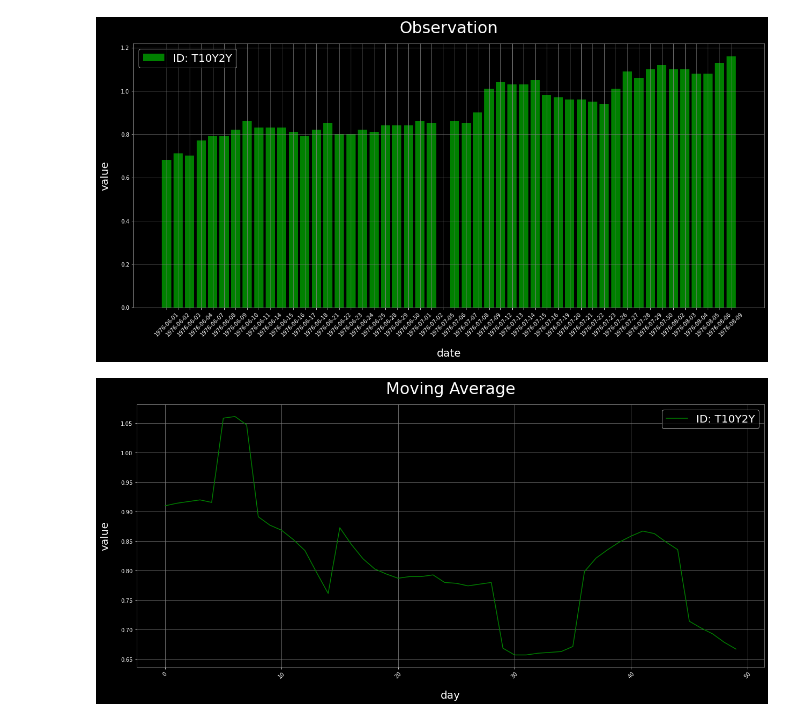
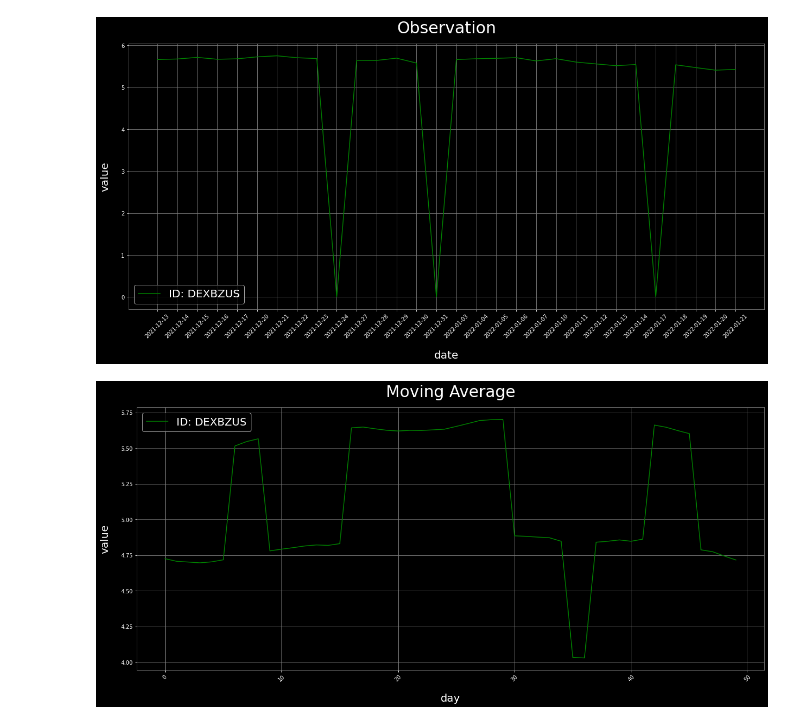
Before and after one commit to matt-merman/CPS, a Jupyter notebook: code/main.ipynb, the cells around one changed output. Saved outputs shown, nothing was run; the diff lists cells and outputs as text; code cells hidden in the pictures.

Commit message:
case study chart started + fixed query

```diff
--- a/code/main.ipynb
+++ b/code/main.ipynb
@@ -4,15 +4,15 @@ import json
 import sqlite3
 import pandas as pd
 from matplotlib import pyplot as plt
+import time
 
 KEY = "518e72a11de080028921e78aba2a102c"
 URL_KEY = "&api_key=" + KEY + "&file_type=json"
 URL_BASE = "https://api.stlouisfed.org/fred/"
 
-ID_OBSERVATION = "T10Y2Y"
+ID_CATEGORY = 125
+ID_OBSERVATION = "DEXBZUS"
 DB = "./database.db"
-
-t = 'https://uoftcoders.github.io/studyGroup/lessons/python/packages/lesson/'
 # %%
 #Scaricare tutte le categorie a partire da una categoria data
 #(la struttura è ad albero e la categoria root ha id=0)
@@ -294,7 +373,7 @@ def display_observation(id):
 
         plt.figure(figsize=(21,9))
 
-        plt.bar(x[:50], y[:50], color=plot_color, label="ID: " + id)
+        plt.plot(x[-30:], y[-30:], color=plot_color, label="ID: " + id)
 
         plt.title("Observation", color=label_color, pad=text_pad, fontsize=title_fontsize)
         plt.grid(color=grid_color)
@@ -310,51 +389,53 @@ def display_observation(id):
 
         plt.show()
 
+    return plt
+
 #Graficare la media mobile (se possibile) di una osservabile a 𝑛 giorni (𝑛 parametro)
 def moving_average(input_array, day):
 
-    vett = convert_string_float(input_array)
+    list = convert_string_float(input_array)
 
     ret = []
-    finestra = 0
+    window = 0
 
     for i in range(day):
-        finestra += vett[i]
+        window += list[i]
 
-    for i in range(day, len(vett)):
-        ret.append(finestra / day)
-        finestra = finestra + vett[i] - vett[i-day]
+    for i in range(day, len(list)):
+        ret.append(window / day)
+        window = window + list[i] - list[i-day]
 
     return ret
 
 def display_moving_average(id, day):
 
     pd = get_db(DB, "observations", id)
     x = pd['value'].tolist()
     ma = moving_average(x, day)
 
     with plt.rc_context(context):
 
         plt.figure(figsize=(21,9))
 
         plt.plot(ma[-50:], color=plot_color, label="ID: " + id)
 
         plt.title("Moving Average", color=label_color, pad=text_pad, fontsize=title_fontsize)
         plt.grid(color=grid_color)
 
         plt.ylabel("value", color=label_color, fontsize=axes_fontsize, labelpad=text_pad)
         plt.xlabel("day", color=label_color, fontsize=axes_fontsize, labelpad=text_pad)
         plt.xticks(rotation=45)
 
         #mp.savefig('chart_moving_average.png')
 
         legend = plt.legend(fontsize=text_pad)
         plt.setp(legend.get_texts(), color=label_color)
 
         plt.show()
 
 display_observation(ID_OBSERVATION)
 display_moving_average(ID_OBSERVATION, 7)
 # %% [output]
-[figure, old version]
+[figure, new version]
-[figure, old version]
+[figure, new version]
```
Also changed, not shown: parts of 2 cells of this notebook, 1 other file.
